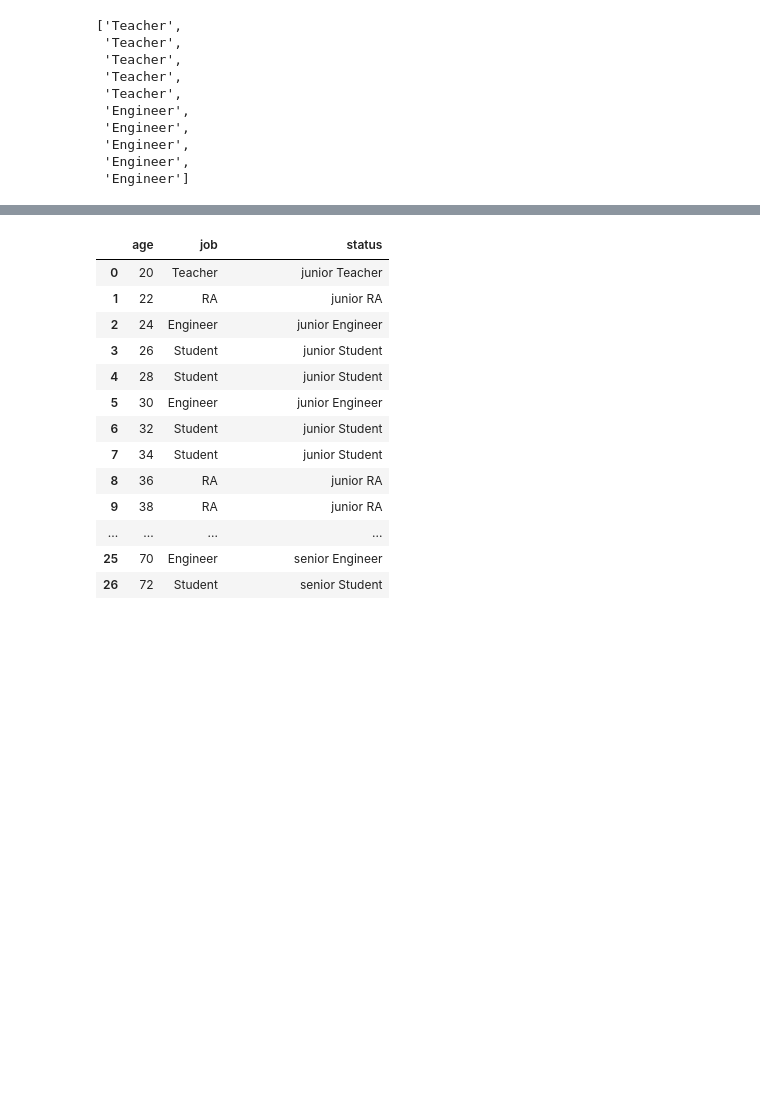
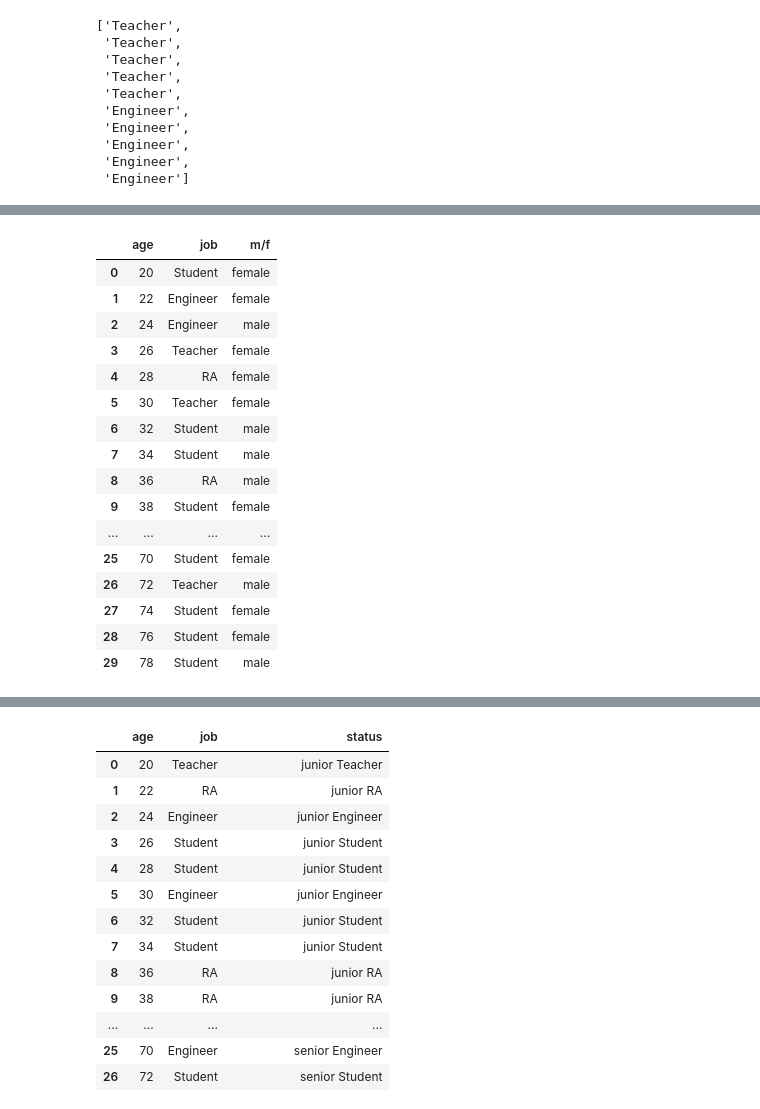
Before and after one commit to ArahamLag/pyfeb20repo, a Jupyter notebook: data_analysis_apply.ipynb, the cells around one changed output, grey strips where cells are left out. Saved outputs shown, nothing was run; the diff lists cells and outputs as text; code cells hidden in the pictures; blank space fills up the shorter version.

```diff
--- a/data_analysis_apply.ipynb
+++ b/data_analysis_apply.ipynb
@@ -144,0 +247,25 @@ df = pd.DataFrame(data)
+# %%
+mf_list = ["male"] * 15 + ["female"] *15
+random.shuffle(mf_list)
+
+df['m/f'] = mf_list
+# %%
+df
+# %% [output]
+|  | age | job | m/f |
+| 0 | 20 | Student | female |
+| 1 | 22 | Engineer | female |
+| 2 | 24 | Engineer | male |
+| 3 | 26 | Teacher | female |
+| 4 | 28 | RA | female |
+| 5 | 30 | Teacher | female |
+| 6 | 32 | Student | male |
+| 7 | 34 | Student | male |
+| 8 | 36 | RA | male |
+| 9 | 38 | Student | female |
+| ... | ... | ... | ... |
+| 25 | 70 | Student | female |
+| 26 | 72 | Teacher | male |
+| 27 | 74 | Student | female |
+| 28 | 76 | Student | female |
+| 29 | 78 | Student | male |
```
Also changed, not shown: parts of 34 cells of this notebook, 5 other files.
